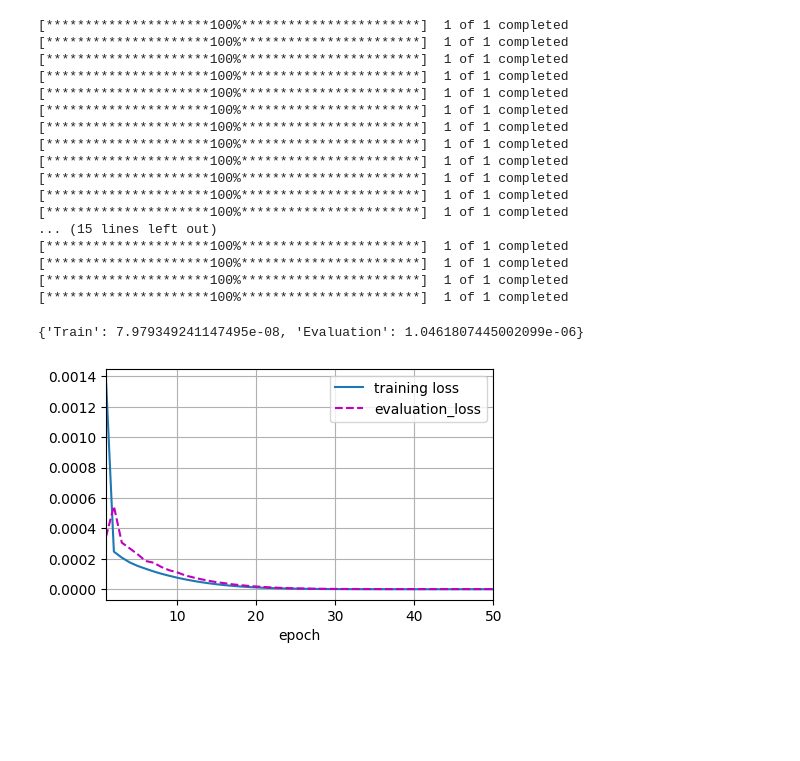
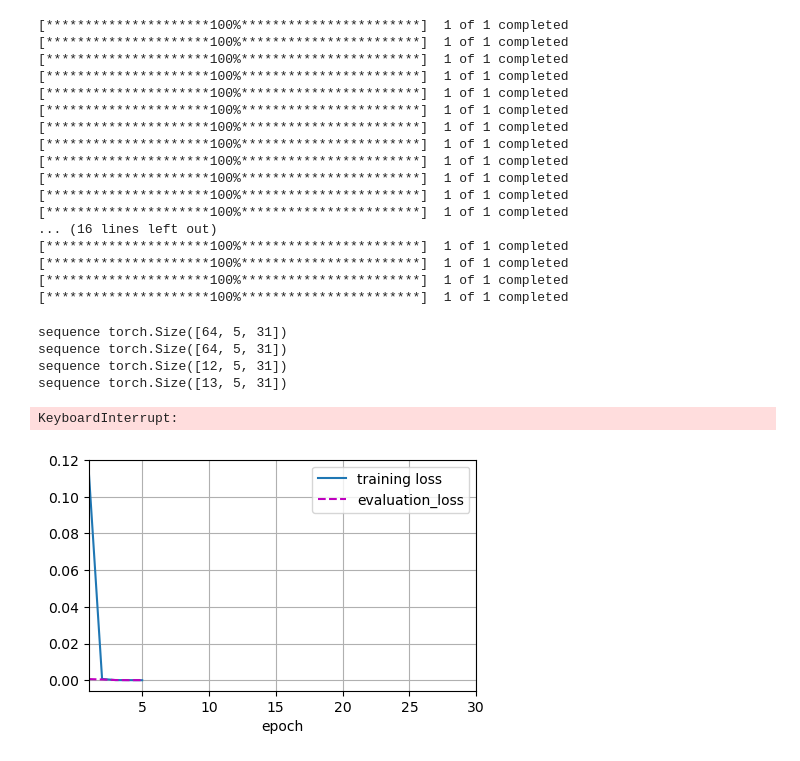
Before and after one commit to pvst1907/Extended_Spacetimeformer, a Jupyter notebook: DowJones.ipynb, the cells around one changed output. Cells and saved outputs as stored; diff of their text form; code cells hidden in the pictures; blank space fills up the shorter version.

```diff
--- a/DowJones.ipynb
+++ b/DowJones.ipynb
@@ -14,11 +14,12 @@ def download_data(TICKER, START_DATE, END_DATE):
     data = data['Close']
     return data
 
-date_start = '2021-01-03'
+date_start = '2022-01-03'
 date_end = '2022-12-03'
 
 #Stocks
 ticker = {
+    'VIX': ['^VIX','Volatility_Index'],
     'UnitedHealth Group': ['UNH', 'Health Care'],
     'Goldman Sachs': ['GS', 'Financials'],
     'Home Depot': ['HD', 'Consumer Discretionary'],
@@ -77,7 +78,7 @@ df = df.to_numpy().transpose()
 [*********************100%***********************]  1 of 1 completed
 [*********************100%***********************]  1 of 1 completed
 [*********************100%***********************]  1 of 1 completed
-... (15 lines left out)
+... (16 lines left out)
 [*********************100%***********************]  1 of 1 completed
 [*********************100%***********************]  1 of 1 completed
 [*********************100%***********************]  1 of 1 completed
@@ -113,29 +114,33 @@ sequence_source_train = np.transpose(scaler.transform(np.transpose(sequence_sour
 sequence_source_test = np.transpose(scaler.transform(np.transpose(sequence_source_test)))
 # %%
 model = SpaceTimeFormer(pred_offset = pred_window,
-                        input_size = 30,
+                        input_size = 31,
                         output_size = 1,
                         seq_length = seq_length,
                         sectors_list = sectors_list,
                         datetime_index = datetime,
-                        embedding_size_time = 3,
-                        embedding_size_variable = 3,
-                        embedding_size_sector = 3)
+                        embedding_size_time = 10,
+                        embedding_size_variable = 10,
+                        embedding_size_sector = 10)
-# %%
-model.start_training(source=sequence_source_train,
-                     target=sequence_target_train,
-                     loss=nn.MSELoss(),
-                     metric=nn.MSELoss(),
-                     epochs=50,
-                     batch_size=64,
-                     learning_rate=1e-3,
-                     standardize=False,
-                     verbose=False,
-                     plot=True)
-model.scores
-# %% [output]
-{'Train': 7.979349241147495e-08, 'Evaluation': 1.0461807445002099e-06}
-[figure, removed]
+# %%
+model.start_training(source = sequence_source_train,
+                     target = sequence_target_train,
+                     loss = nn.MSELoss(),
+                     metric = nn.MSELoss(),
+                     epochs = 30,
+                     batch_size = 64,
+                     learning_rate = 1e-3,
+                     standardize = False,
+                     verbose = False,
+                     plot = True)
+model.scores
+# %% [output]
+sequence torch.Size([64, 5, 31])
+sequence torch.Size([64, 5, 31])
+sequence torch.Size([12, 5, 31])
+sequence torch.Size([13, 5, 31])
+KeyboardInterrupt:
+[figure, added]
 # %%
 source = sequence_source_train
 target = sequence_target_train
```
Also changed, not shown: parts of 4 cells of this notebook, 3 other files.
